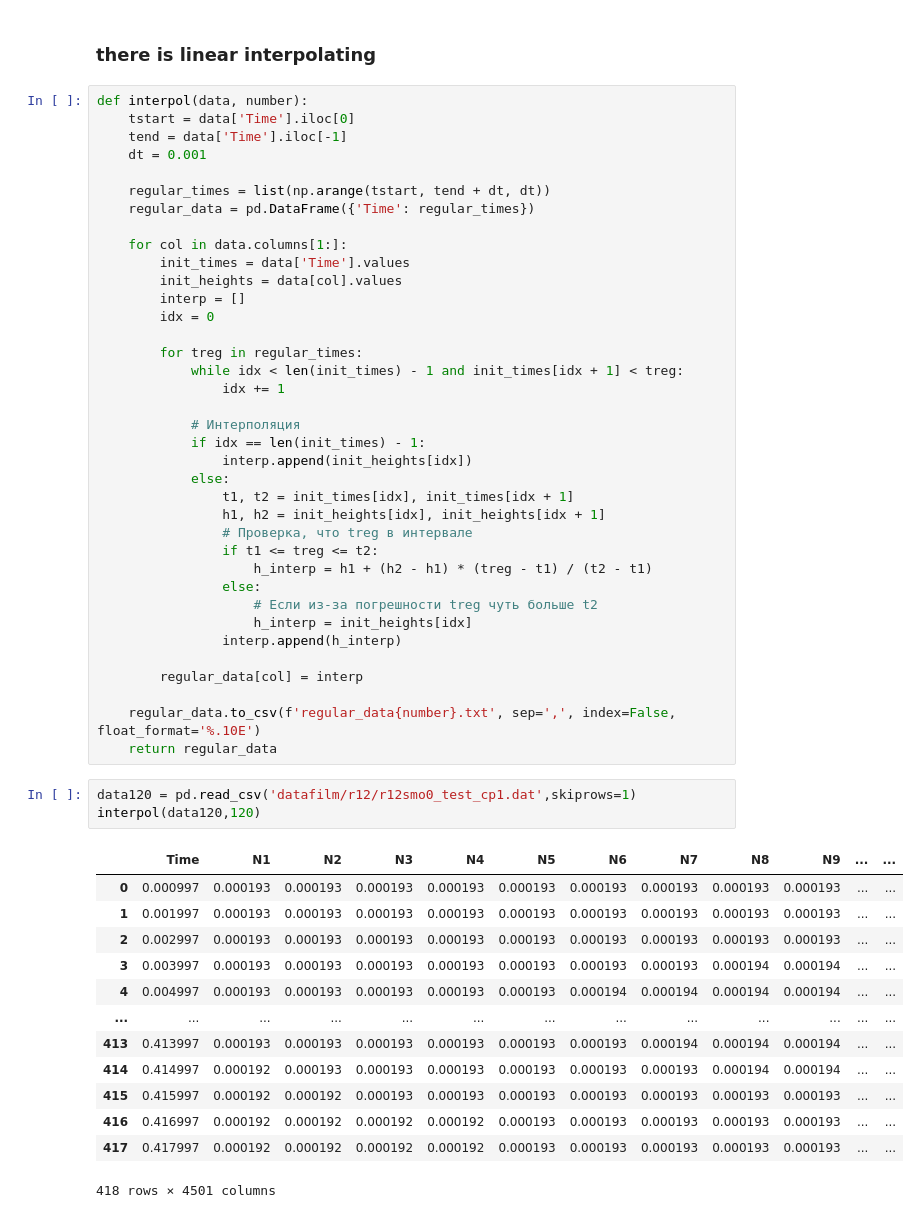
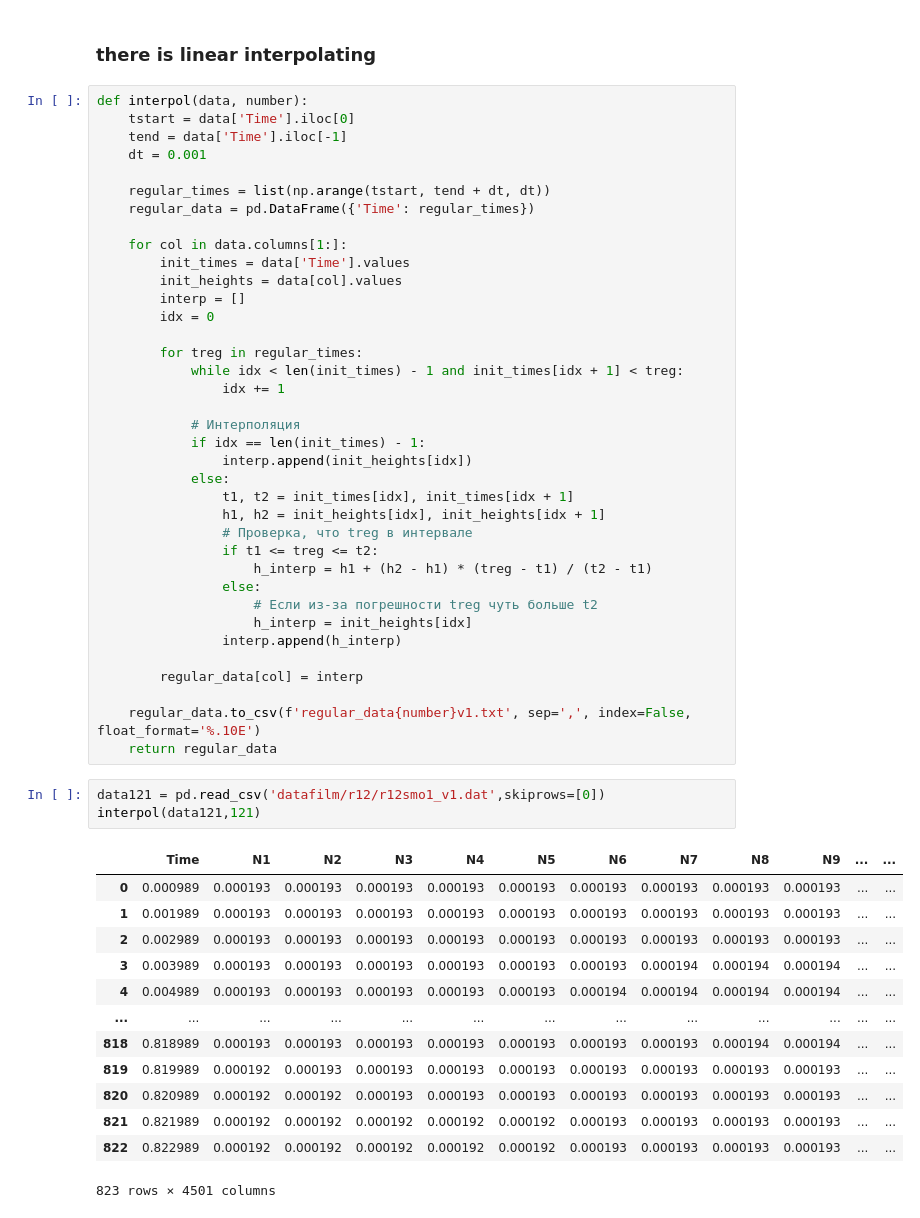
Before and after one commit to UlyanaGru/Fourier, a Jupyter notebook: testingfiles.ipynb, the cells around one changed output. Drawn from its saved outputs; the diff is of its cells as text.

Commit message:
new table

```diff
--- a/testingfiles.ipynb
+++ b/testingfiles.ipynb
@@ -80,22 +80,22 @@ def interpol(data, number):
 
         regular_data[col] = interp
 
-    regular_data.to_csv(f'regular_data{number}.txt', sep=',', index=False, float_format='%.10E')
+    regular_data.to_csv(f'regular_data{number}v1.txt', sep=',', index=False, float_format='%.10E')
     return regular_data
 # %%
-data120 = pd.read_csv('datafilm/r12/r12smo0_test_cp1.dat',skiprows=1)
-interpol(data120,120)
+data121 = pd.read_csv('datafilm/r12/r12smo1_v1.dat',skiprows=[0])
+interpol(data121,121)
 # %% [output]
 |  | Time | N1 | N2 | N3 | N4 | N5 | N6 | N7 | N8 | N9 | ... | ... |
-| 0 | 0.000997 | 0.000193 | 0.000193 | 0.000193 | 0.000193 | 0.000193 | 0.000193 | 0.000193 | 0.000193 | 0.000193 | ... | ... |
-| 1 | 0.001997 | 0.000193 | 0.000193 | 0.000193 | 0.000193 | 0.000193 | 0.000193 | 0.000193 | 0.000193 | 0.000193 | ... | ... |
-| 2 | 0.002997 | 0.000193 | 0.000193 | 0.000193 | 0.000193 | 0.000193 | 0.000193 | 0.000193 | 0.000193 | 0.000193 | ... | ... |
-| 3 | 0.003997 | 0.000193 | 0.000193 | 0.000193 | 0.000193 | 0.000193 | 0.000193 | 0.000193 | 0.000194 | 0.000194 | ... | ... |
-| 4 | 0.004997 | 0.000193 | 0.000193 | 0.000193 | 0.000193 | 0.000193 | 0.000194 | 0.000194 | 0.000194 | 0.000194 | ... | ... |
+| 0 | 0.000989 | 0.000193 | 0.000193 | 0.000193 | 0.000193 | 0.000193 | 0.000193 | 0.000193 | 0.000193 | 0.000193 | ... | ... |
+| 1 | 0.001989 | 0.000193 | 0.000193 | 0.000193 | 0.000193 | 0.000193 | 0.000193 | 0.000193 | 0.000193 | 0.000193 | ... | ... |
+| 2 | 0.002989 | 0.000193 | 0.000193 | 0.000193 | 0.000193 | 0.000193 | 0.000193 | 0.000193 | 0.000193 | 0.000193 | ... | ... |
+| 3 | 0.003989 | 0.000193 | 0.000193 | 0.000193 | 0.000193 | 0.000193 | 0.000193 | 0.000194 | 0.000194 | 0.000194 | ... | ... |
+| 4 | 0.004989 | 0.000193 | 0.000193 | 0.000193 | 0.000193 | 0.000193 | 0.000194 | 0.000194 | 0.000194 | 0.000194 | ... | ... |
 | ... | ... | ... | ... | ... | ... | ... | ... | ... | ... | ... | ... | ... |
-| 413 | 0.413997 | 0.000193 | 0.000193 | 0.000193 | 0.000193 | 0.000193 | 0.000193 | 0.000194 | 0.000194 | 0.000194 | ... | ... |
-| 414 | 0.414997 | 0.000192 | 0.000193 | 0.000193 | 0.000193 | 0.000193 | 0.000193 | 0.000193 | 0.000194 | 0.000194 | ... | ... |
-| 415 | 0.415997 | 0.000192 | 0.000192 | 0.000193 | 0.000193 | 0.000193 | 0.000193 | 0.000193 | 0.000193 | 0.000193 | ... | ... |
-| 416 | 0.416997 | 0.000192 | 0.000192 | 0.000192 | 0.000192 | 0.000193 | 0.000193 | 0.000193 | 0.000193 | 0.000193 | ... | ... |
-| 417 | 0.417997 | 0.000192 | 0.000192 | 0.000192 | 0.000192 | 0.000193 | 0.000193 | 0.000193 | 0.000193 | 0.000193 | ... | ... |
+| 818 | 0.818989 | 0.000193 | 0.000193 | 0.000193 | 0.000193 | 0.000193 | 0.000193 | 0.000193 | 0.000194 | 0.000194 | ... | ... |
+| 819 | 0.819989 | 0.000192 | 0.000193 | 0.000193 | 0.000193 | 0.000193 | 0.000193 | 0.000193 | 0.000193 | 0.000193 | ... | ... |
+| 820 | 0.820989 | 0.000192 | 0.000192 | 0.000193 | 0.000193 | 0.000193 | 0.000193 | 0.000193 | 0.000193 | 0.000193 | ... | ... |
+| 821 | 0.821989 | 0.000192 | 0.000192 | 0.000192 | 0.000192 | 0.000192 | 0.000193 | 0.000193 | 0.000193 | 0.000193 | ... | ... |
+| 822 | 0.822989 | 0.000192 | 0.000192 | 0.000192 | 0.000192 | 0.000192 | 0.000193 | 0.000193 | 0.000193 | 0.000193 | ... | ... |
-418 rows × 4501 columns
+823 rows × 4501 columns
```
Also changed, not shown: parts of 3 cells of this notebook.
